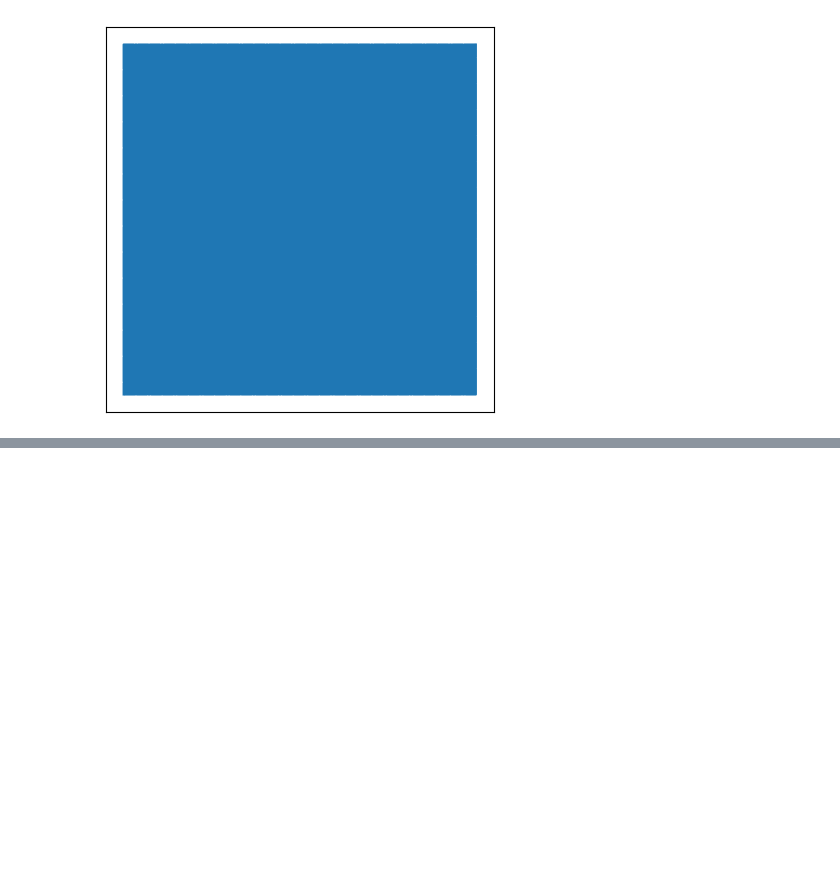
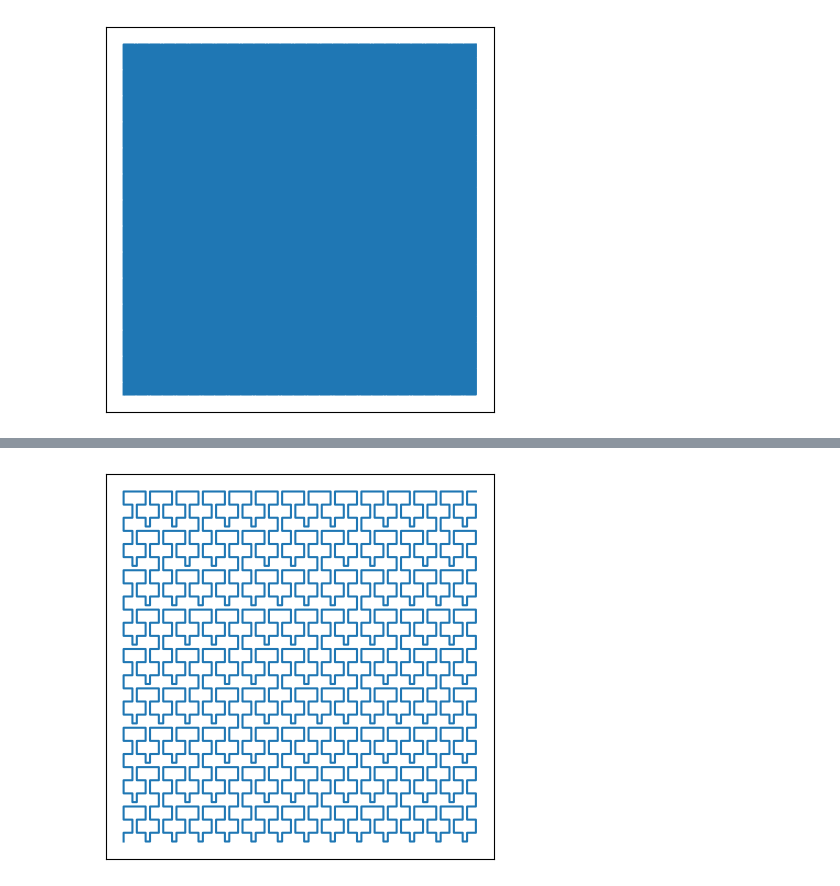
Before and after one commit to piotr-kosakowski/Classic-Fractals, a Jupyter notebook: peano/peano.ipynb, the cells around one changed output, grey strips where cells are left out. Saved outputs shown, nothing was run; the diff lists cells and outputs as text; code cells hidden in the pictures; blank space fills up the shorter version.

```diff
--- a/peano.ipynb
+++ b/peano/peano.ipynb
@@ -167,0 +200,4 @@ plot_peano(3, 'mod_2')
+# %%
+plot_peano(3, 'mod_3')
+# %% [output]
+[figure, added]
```
Also changed, not shown: parts of 9 cells of this notebook, 2 other files.
